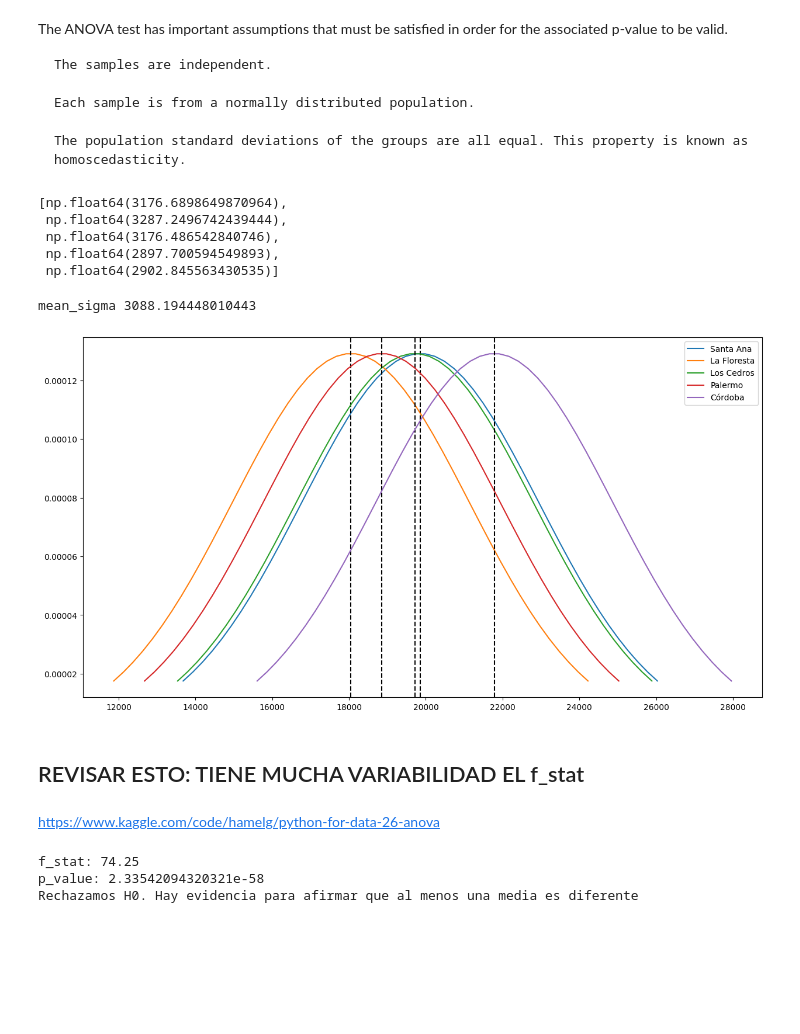
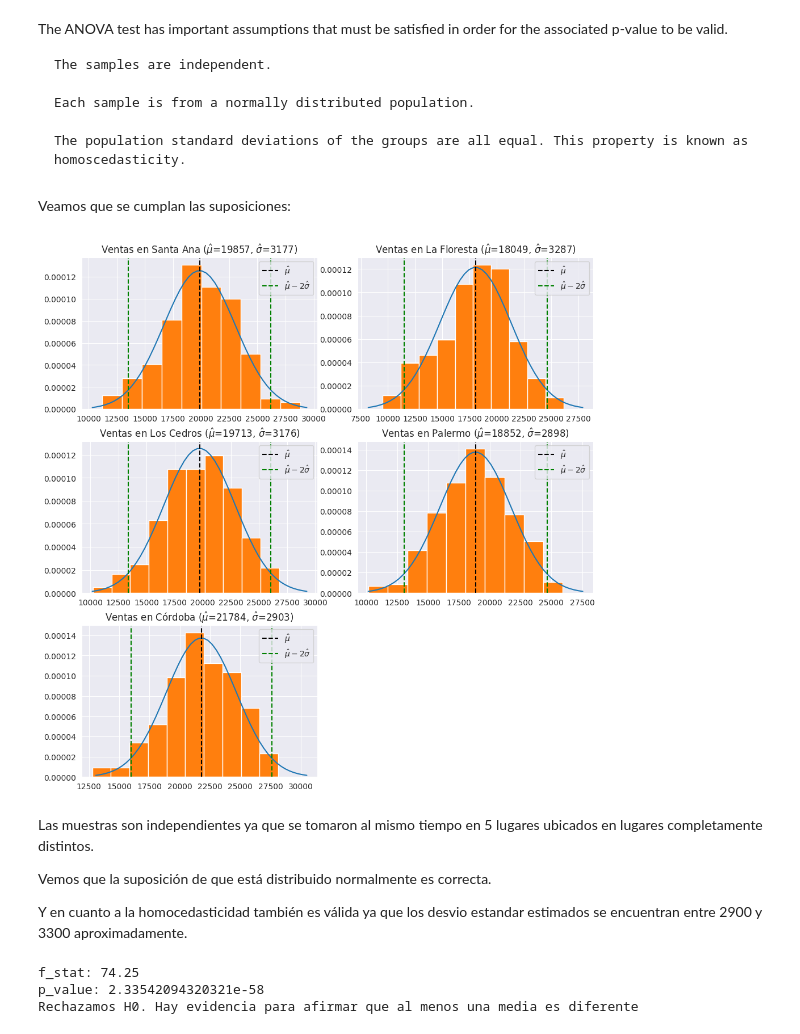
Before and after one commit to gx-ceia-tps/tp3-peia, a Jupyter notebook: tp3-peia-project/tp-final-peia.ipynb, the cells around one changed output. Drawn from its saved outputs; the diff is of its cells as text; code cells hidden in the pictures; blank space fills up the shorter version.

```diff
--- a/tp3-peia-project/tp-final-peia.ipynb
+++ b/tp3-peia-project/tp-final-peia.ipynb
@@ -123,43 +104,32 @@ The ANOVA test has important assumptions that must be satisfied in order for the
     Each sample is from a normally distributed population.
 
     The population standard deviations of the groups are all equal. This property is known as homoscedasticity.
-# %%
-import pandas as pd
-import matplotlib.pyplot as plt
-import numpy as np
-from scipy.stats import norm
-
-stores = ['Santa Ana', 'La Floresta', 'Los Cedros', 'Palermo', 'Córdoba']
-sales_by_stores = [pd.read_excel('Datos_examen_final_17Co2024_Grupo4.xlsx', sheet_name=store)["Ventas"] for store in stores]
-sigmas = [np.std(sales) for sales in sales_by_stores]
-display(sigmas)
-mean_sigma = np.mean(sigmas)
-print('mean_sigma', mean_sigma)
-
-fig, ax = plt.subplots(figsize=(15,8))
-for store, sales in zip(stores, sales_by_stores):
-    μ = np.mean(sales)
-    n = len(sales)
-    # σ = np.std(sales)/np.sqrt(n)
-    # ANOVA asume homocedasticidad (todas las desviaciones estandar son iguales)
-    σ = mean_sigma
-    x_axis = np.linspace(μ-2*σ,μ+2*σ)
-    plt.plot(x_axis,norm.pdf(x_axis, μ, σ), label=store)
-    plt.axvline(x=μ, ls='--', color='black')
-plt.legend()
-plt.show()
-# %% [output]
-[np.float64(3176.6898649870964),
- np.float64(3287.2496742439444),
- np.float64(3176.486542840746),
- np.float64(2897.700594549893),
- np.float64(2902.845563430535)]
-mean_sigma 3088.194448010443
-[figure, removed]
-# %% [markdown]
-## REVISAR ESTO: TIENE MUCHA VARIABILIDAD EL f_stat
-# %% [markdown]
-https://www.kaggle.com/code/hamelg/python-for-data-26-anova
+# %% [markdown]
+Veamos que se cumplan las suposiciones:
+# %%
+stores = ['Santa Ana', 'La Floresta', 'Los Cedros', 'Palermo', 'Córdoba']
+sales_by_stores = [pd.read_excel('Datos_examen_final_17Co2024_Grupo4.xlsx', sheet_name=store)["Ventas"] for store in stores]
+from scipy import stats
+def sales_per_store_plot_fun(data, ax, index):
+    μ = np.mean(data)
+    σ = np.std(data)
+    x_axis = np.linspace(μ-3*σ,μ+3*σ)
+    ax.plot(x_axis,norm.pdf(x_axis, μ, σ))
+    ax.hist(data, density=True)
+    ax.axvline(μ, color='black', linestyle='dashed', label=r'$\hat{\mu}$')
+    ax.axvline(μ-2*σ, linestyle='dashed', color='green',label=r'$\hat{\mu}-2\hat{\sigma}$')
+    ax.axvline(μ+2*σ, linestyle='dashed', color='green')
+    ax.title.set_text(f'Ventas en {stores[index]} ('+r'$\hat{\mu}$'+f'={μ:.0f}' + ', ' + r'$\hat{\sigma}$'+f'={σ:.0f})')
+    ax.legend()
+plot_sales(sales_by_stores,  sales_per_store_plot_fun , n=2)
+# %% [output]
+[figure, added]
+# %% [markdown]
+Las muestras son independientes ya que se tomaron al mismo tiempo en 5 lugares ubicados en lugares completamente distintos.
+
+Vemos que la suposición de que está distribuido normalmente es correcta.
+
+Y en cuanto a la homocedasticidad también es válida ya que los desvio estandar estimados se encuentran entre 2900 y 3300 aproximadamente.
 # %%
 from scipy.stats import f_oneway
 f_stat, p_value = f_oneway(*sales_by_stores)
```
Also changed, not shown: parts of 5 cells of this notebook.
